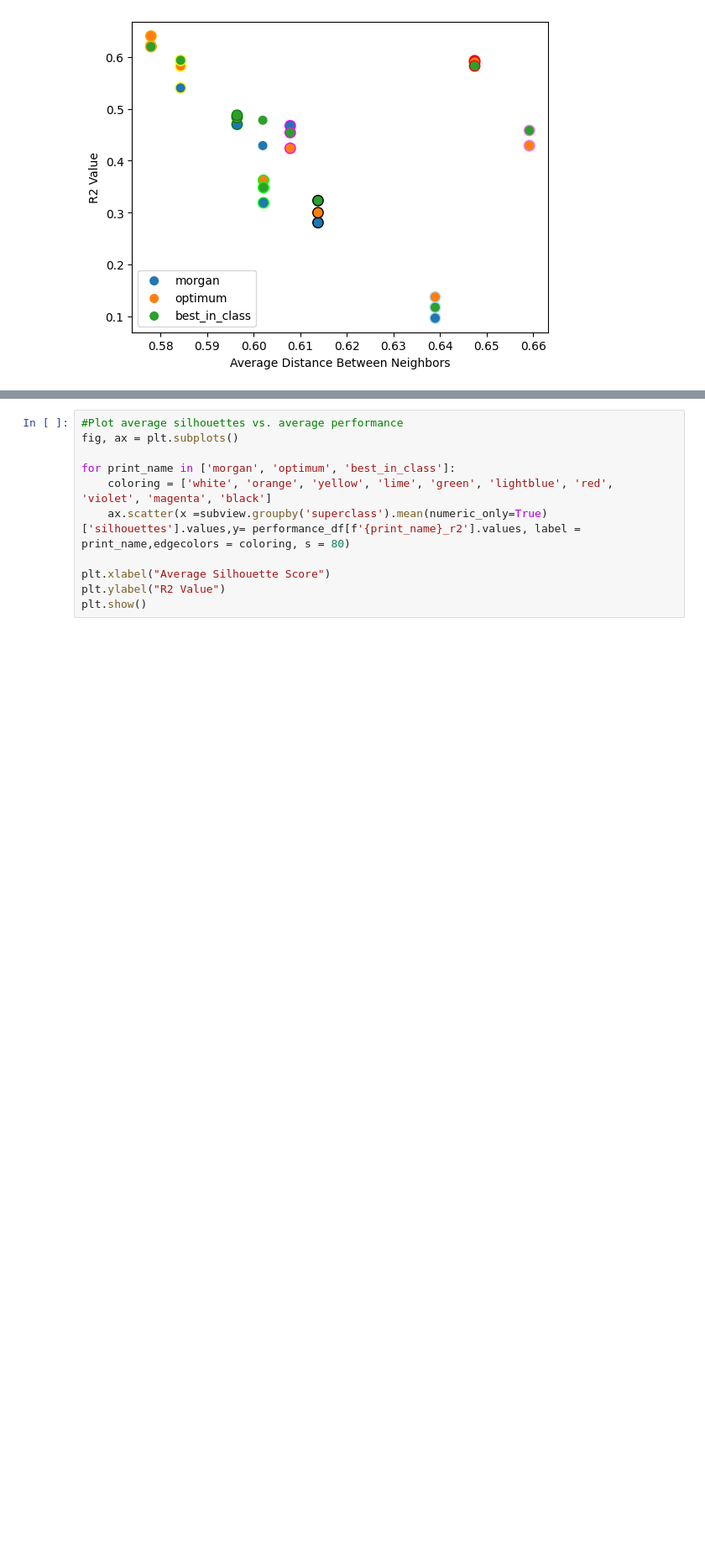
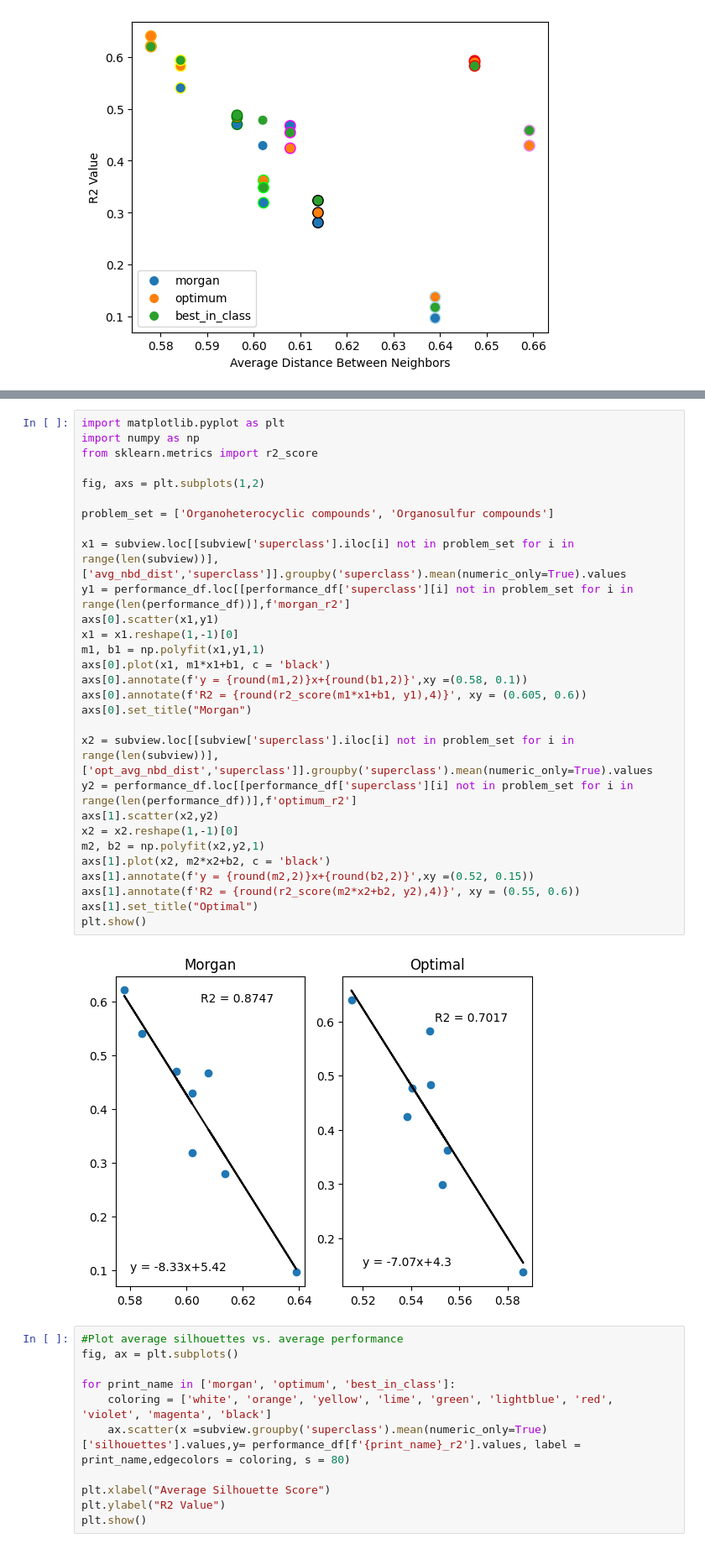
Before and after one commit to patlewig/genra-hybrid, a Jupyter notebook: notebooks/05-ajl-LD50_clusters.ipynb, the cells around one changed output, grey strips where cells are left out. Shown at 84% size. Drawn from its saved outputs; the diff is of its cells as text; blank space fills up the shorter version.

```diff
--- a/notebooks/05-ajl-LD50_clusters.ipynb
+++ b/notebooks/05-ajl-LD50_clusters.ipynb
@@ -354,3 +750,34 @@ plt.show()
+# %%
+import matplotlib.pyplot as plt
+import numpy as np
+from sklearn.metrics import r2_score
+
+fig, axs = plt.subplots(1,2)
+
+problem_set = ['Organoheterocyclic compounds', 'Organosulfur compounds']
+
+x1 = subview.loc[[subview['superclass'].iloc[i] not in problem_set for i in range(len(subview))],['avg_nbd_dist','superclass']].groupby('superclass').mean(numeric_only=True).values
+y1 = performance_df.loc[[performance_df['superclass'][i] not in problem_set for i in range(len(performance_df))],f'morgan_r2']
+axs[0].scatter(x1,y1)
+x1 = x1.reshape(1,-1)[0]
+m1, b1 = np.polyfit(x1,y1,1)
+axs[0].plot(x1, m1*x1+b1, c = 'black')
+axs[0].annotate(f'y = {round(m1,2)}x+{round(b1,2)}',xy =(0.58, 0.1))
+axs[0].annotate(f'R2 = {round(r2_score(m1*x1+b1, y1),4)}', xy = (0.605, 0.6))
+axs[0].set_title("Morgan")
+
+x2 = subview.loc[[subview['superclass'].iloc[i] not in problem_set for i in range(len(subview))],['opt_avg_nbd_dist','superclass']].groupby('superclass').mean(numeric_only=True).values
+y2 = performance_df.loc[[performance_df['superclass'][i] not in problem_set for i in range(len(performance_df))],f'optimum_r2']
+axs[1].scatter(x2,y2)
+x2 = x2.reshape(1,-1)[0]
+m2, b2 = np.polyfit(x2,y2,1)
+axs[1].plot(x2, m2*x2+b2, c = 'black')
+axs[1].annotate(f'y = {round(m2,2)}x+{round(b2,2)}',xy =(0.52, 0.15))
+axs[1].annotate(f'R2 = {round(r2_score(m2*x2+b2, y2),4)}', xy = (0.55, 0.6))
+axs[1].set_title("Optimal")
+plt.show()
+# %% [output]
+[figure, added]
 # %%
 #Plot average silhouettes vs. average performance
 fig, ax = plt.subplots()
```
Also changed, not shown: parts of 33 cells of this notebook, 7 other files.
